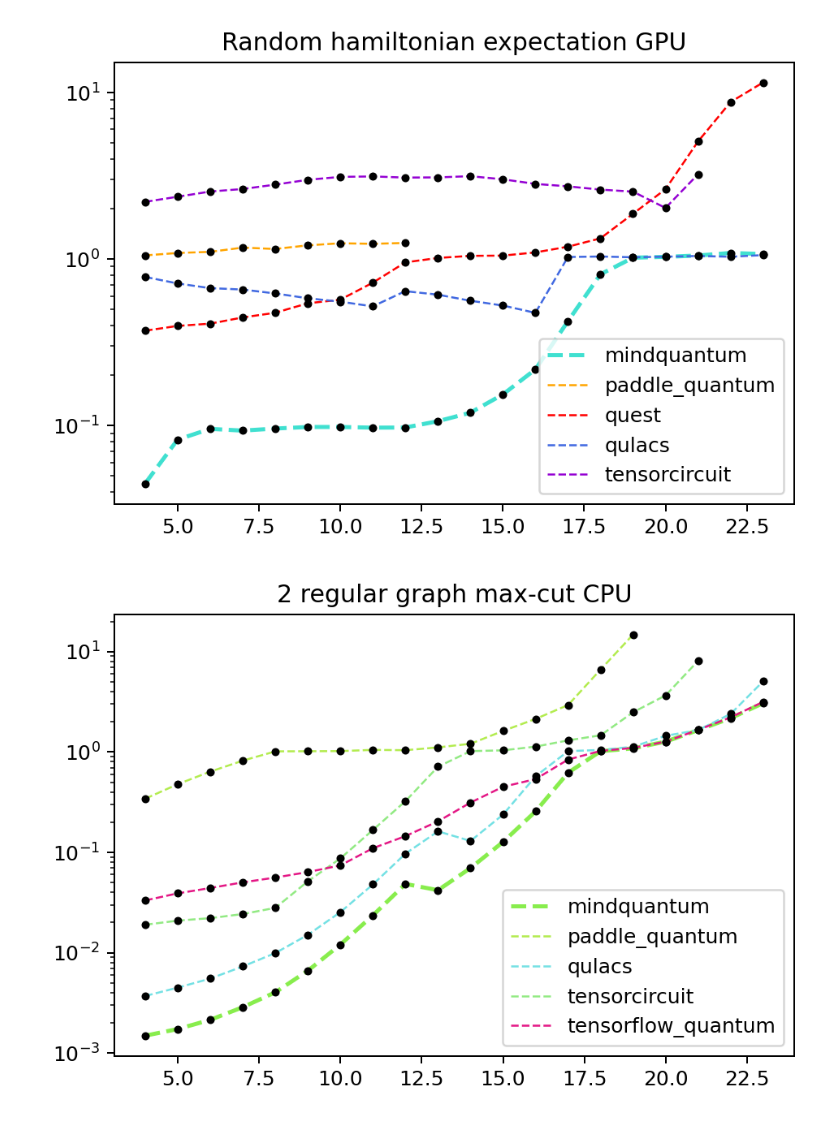
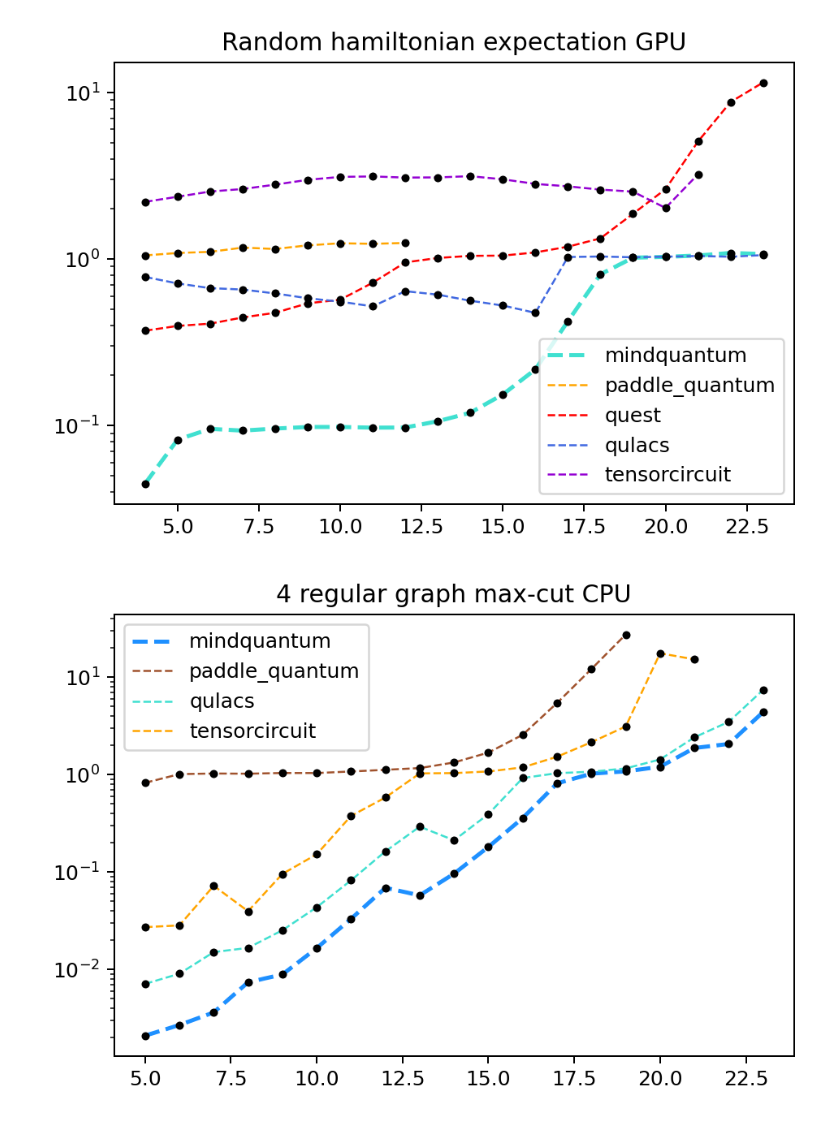
Before and after one commit to donghufeng/benchmark, a Jupyter notebook: tasks/virtualization.ipynb, the cells around one changed output. Drawn from its saved outputs; the diff is of its cells as text; code cells hidden in the pictures.

Commit message:
4 regular maxcut

```diff
--- a/tasks/virtualization.ipynb
+++ b/tasks/virtualization.ipynb
@@ -39,8 +39,8 @@ random_ham_expectation_cpu = group_by_platform(data, 'cpu', "random_ham_expectat
 random_ham_expectation_gpu = group_by_platform(data, 'gpu', "random_ham_expectation")
 # %%
 
-qaoa_2_regular_maxcut_cpu = group_by_platform(data, 'cpu', '2_regular_maxcut')
-qaoa_2_regular_maxcut_gpu = group_by_platform(data, 'gpu', '2_regular_maxcut')
+qaoa_4_regular_maxcut_cpu = group_by_platform(data, 'cpu', '4_regular_maxcut')
+qaoa_4_regular_maxcut_gpu = group_by_platform(data, 'gpu', '4_regular_maxcut')
 # %%
 import random
 def _randomcolor():
@@ -100,7 +100,7 @@ show_res(random_ham_expectation_gpu, 'Random hamiltonian expectation GPU')
 # %% [output]
 [figure]
 # %%
-show_res(qaoa_2_regular_maxcut_cpu, '2 regular graph max-cut CPU')
+show_res(qaoa_4_regular_maxcut_cpu, '4 regular graph max-cut CPU')
 # %% [output]
-[figure, old version]
+[figure, new version]
 # %%
```
Also changed, not shown: parts of 2 cells of this notebook, 10 other files.
